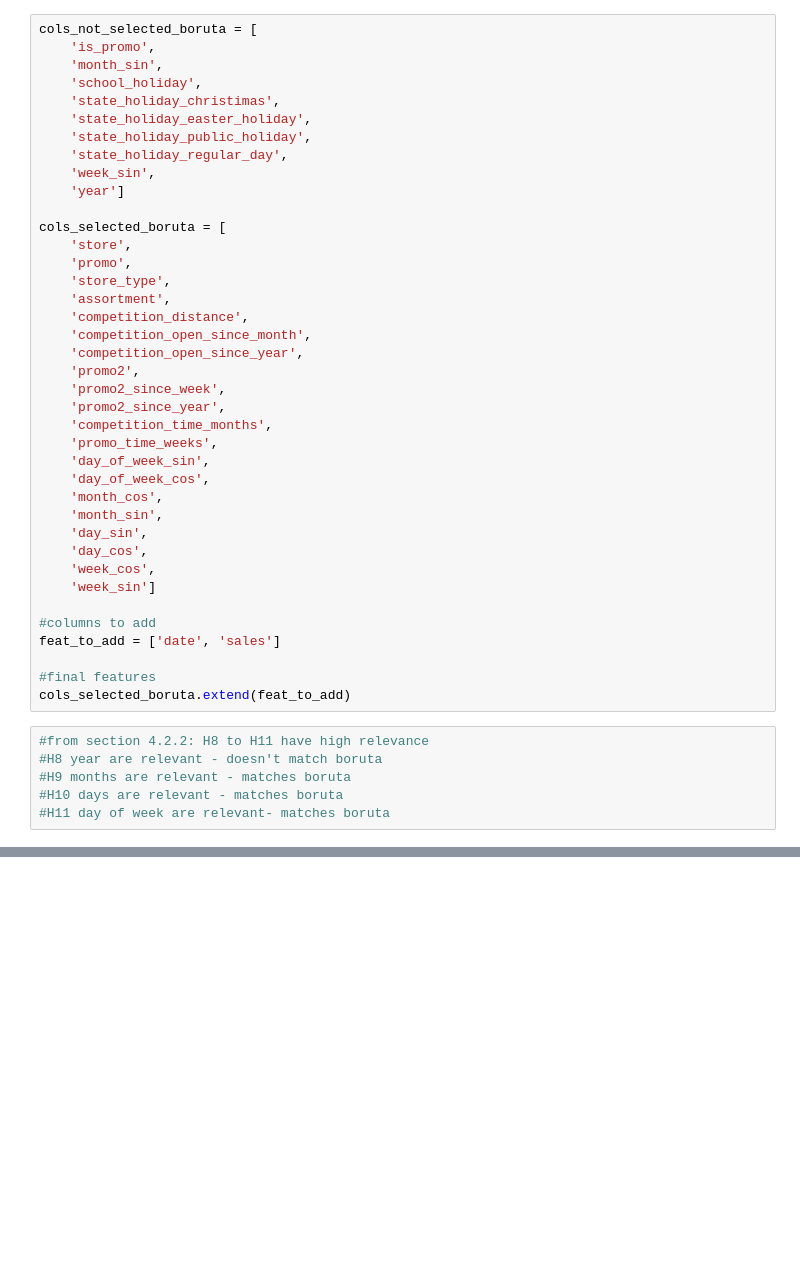
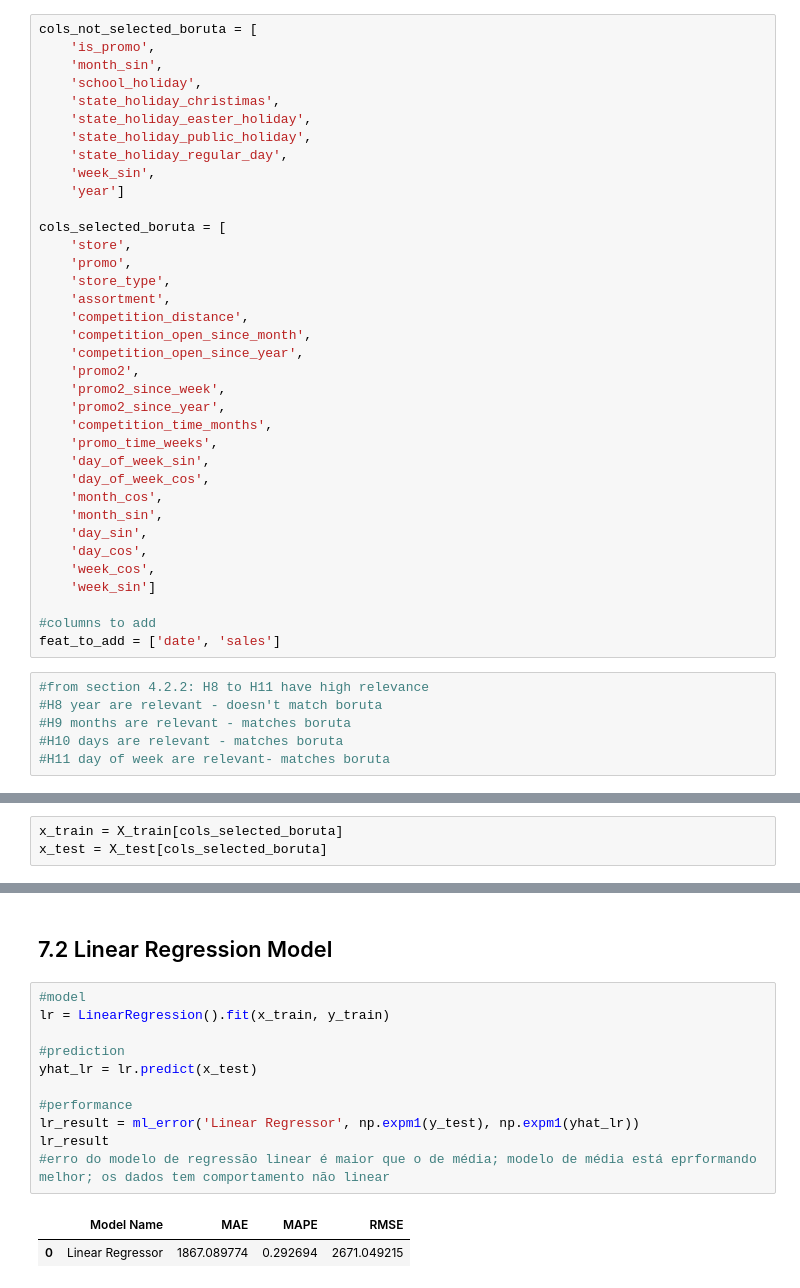
Before and after one commit to BlueBics/rossmann_sales_prediction, a Jupyter notebook: v01_store_sales_prediction.ipynb, the cells around one changed output, grey strips where cells are left out. Cells and saved outputs as stored; diff of their text form; blank space fills up the shorter version.

```diff
--- a/v01_store_sales_prediction.ipynb
+++ b/v01_store_sales_prediction.ipynb
@@ -1062,9 +1079,6 @@ cols_selected_boruta = [
 
 #columns to add
 feat_to_add = ['date', 'sales']
-
-#final features
-cols_selected_boruta.extend(feat_to_add)
 # %%
 #from section 4.2.2: H8 to H11 have high relevance
 #H8 year are relevant - doesn't match boruta
@@ -1073,0 +1090,3 @@ cols_selected_boruta.extend(feat_to_add)
+# %%
+x_train = X_train[cols_selected_boruta]
+x_test = X_test[cols_selected_boruta]
@@ -1073,0 +1110,16 @@ cols_selected_boruta.extend(feat_to_add)
+# %% [markdown]
+## 7.2 Linear Regression Model
+# %%
+#model
+lr = LinearRegression().fit(x_train, y_train)
+
+#prediction
+yhat_lr = lr.predict(x_test)
+
+#performance
+lr_result = ml_error('Linear Regressor', np.expm1(y_test), np.expm1(yhat_lr))
+lr_result
+#erro do modelo de regressão linear é maior que o de média; modelo de média está eprformando melhor; os dados tem comportamento não linear
+# %% [output]
+|  | Model Name | MAE | MAPE | RMSE |
+| 0 | Linear Regressor | 1867.089774 | 0.292694 | 2671.049215 |
```
Also changed, not shown: parts of 23 cells of this notebook.
